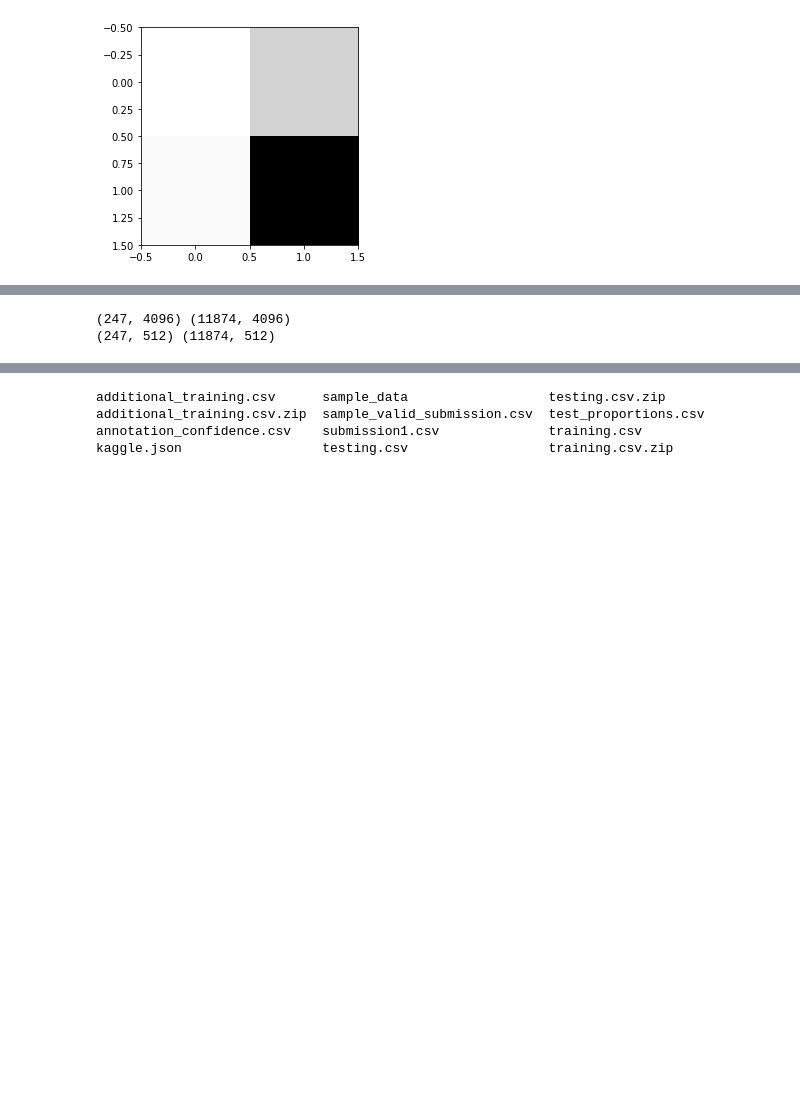
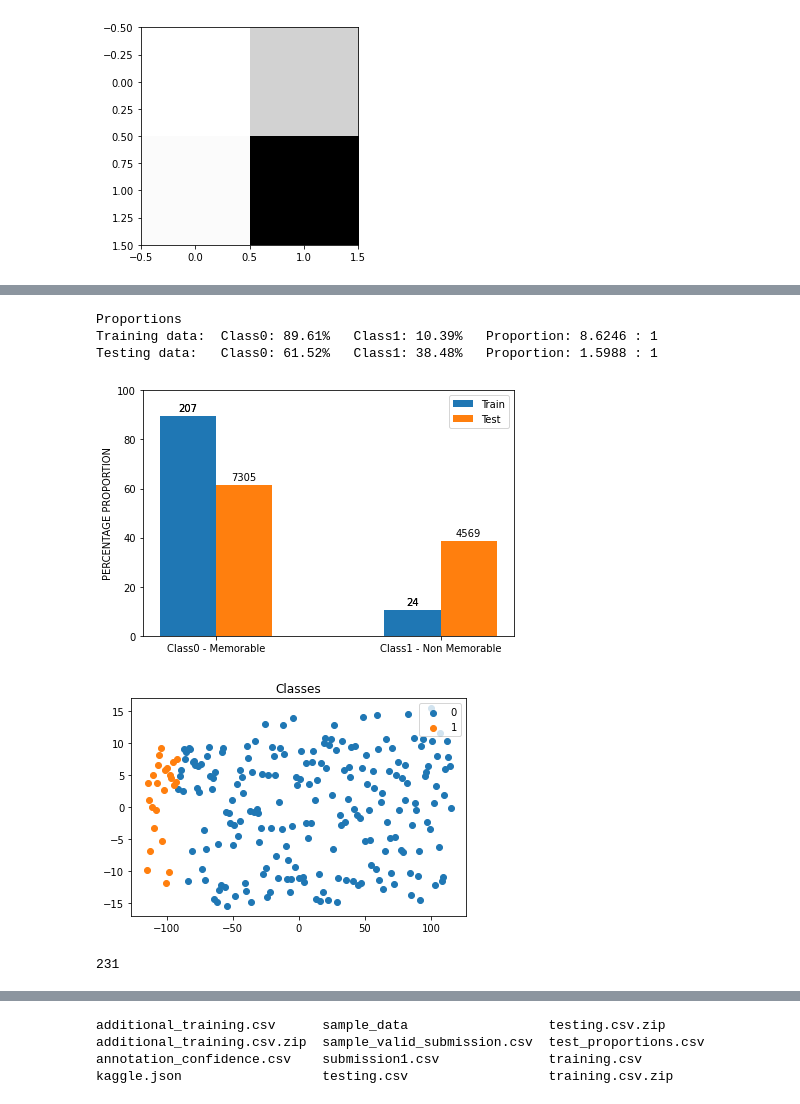
Before and after one commit to LordLean/Machine-Learning, a Jupyter notebook: Kaggle/ML_Coursework.ipynb, the cells around one changed output, grey strips where cells are left out. Cells and saved outputs as stored; diff of their text form; code cells hidden in the pictures; blank space fills up the shorter version.

```diff
--- a/Kaggle/ML_Coursework.ipynb
+++ b/Kaggle/ML_Coursework.ipynb
@@ -153,0 +330,29 @@ Equal Length: True
+# %%
+from imblearn.combine import SMOTEENN
+
+v_curr = len(train)
+
+gg = train.iloc[:,1:-1]
+
+smt = SMOTEENN(ratio='auto', random_state=seed)
+X_smt, y_smt = smt.fit_resample(gg, train_observed)
+
+df_X_smt = pd.DataFrame(X_smt)
+df_y_smt = pd.DataFrame(y_smt)
+
+df_total = pd.concat([df_X_smt,df_y_smt], axis=1)
+
+
+train = df_total.reset_index()
+
+v_curr = len(train) - v_curr
+print("{} rows added to training data".format(v_curr))
+
+# Shuffle.
+train = shuffle(train, random_state=seed)
+
+# Update target array.
+# Get all observed predictions 0 / 1.
+train_observed = train.iloc[:, -1]
+# .values()
+y = train_observed.to_numpy(copy=True)
@@ -154 +402,19 @@ Equal Length: True
+# %%
+# BAR
+plotbargraph(train, y, test_proportions)
+
+# PCA
+pca = PCA(n_components=2)
+X_pca = pca.fit_transform(train)
+
+plot_2d_space(X_pca, y)
+
+len(X_pca)
+# %% [output]
+Proportions
+Training data:  Class0: 89.61%   Class1: 10.39%   Proportion: 8.6246 : 1
+Testing data:   Class0: 61.52%   Class1: 38.48%   Proportion: 1.5988 : 1
+[figure, added]
+[figure, added]
+231
 # %%
@@ -208,9 +472,3 @@ test_values = np.concatenate((test_values_cnn,test_values_gist),axis=1)
-# %%
-print(X_cnn.shape,test_values_cnn.shape)
-print(X_gist.shape,test_values_gist.shape)
-# %% [output]
-(247, 4096) (11874, 4096)
-(247, 512) (11874, 512)
 # %%
 # Params:
 
```
Also changed, not shown: parts of 24 cells of this notebook.
